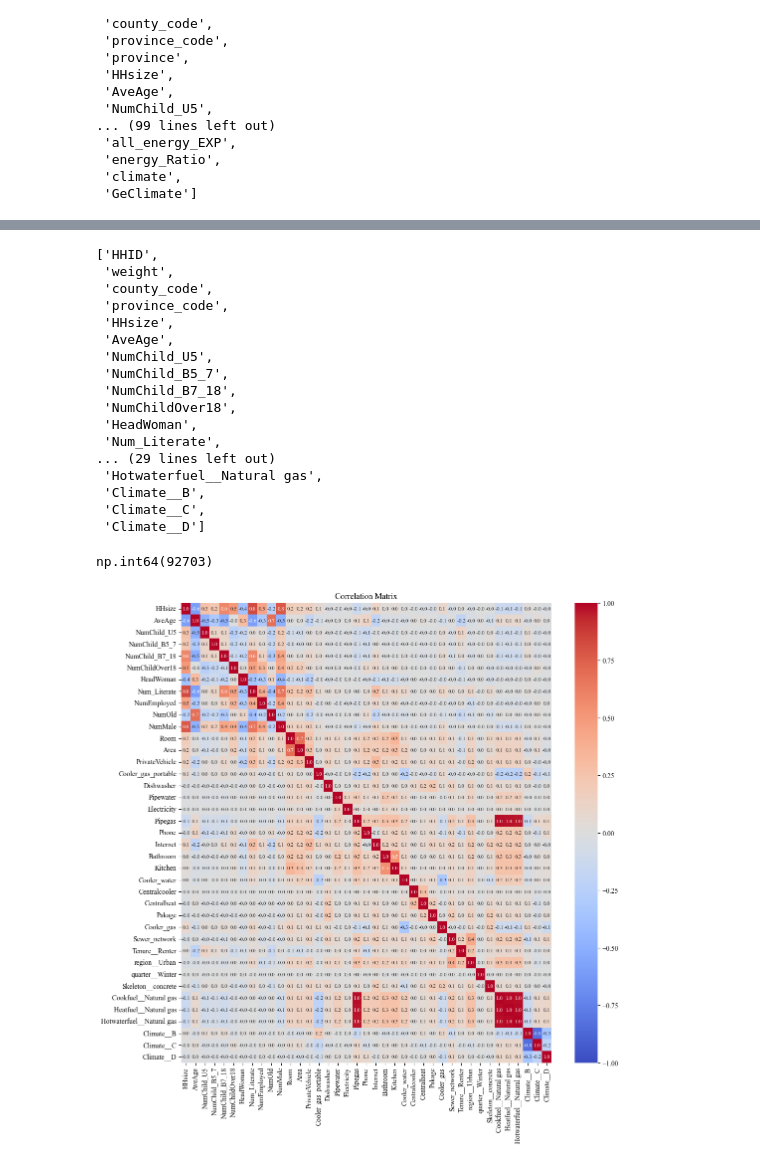
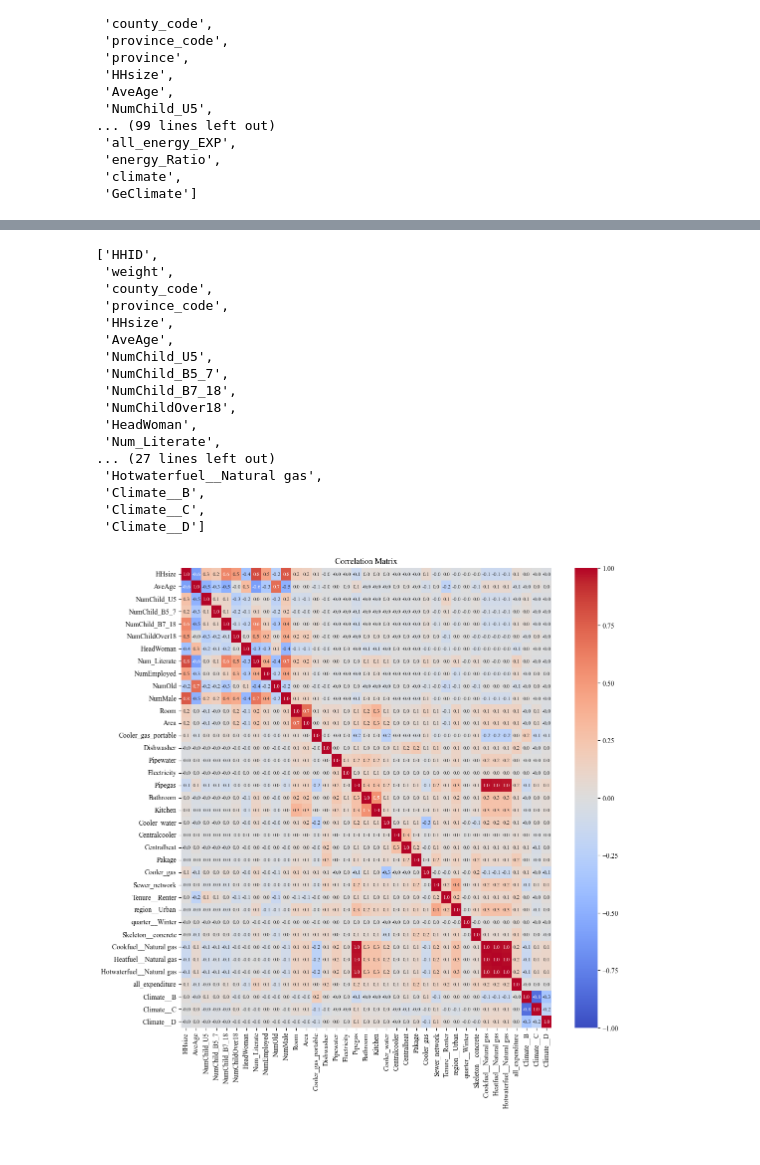
Before and after one commit to sinanarimani/energy-poverty, a Jupyter notebook: evaluation.ipynb, the cells around one changed output, grey strips where cells are left out. Saved outputs shown, nothing was run; the diff lists cells and outputs as text; code cells hidden in the pictures.

```diff
--- a/evaluation.ipynb
+++ b/evaluation.ipynb
@@ -626,6 +627,7 @@ for col in joindb.columns:
 [False  True]
 # %%
 joindb.to_pickle("joindb.pkl")
+joindb = pd.read_pickle("joindb.pkl")
 # %%
 joindb.columns.to_list()
 # %% [output]
@@ -641,15 +643,11 @@ joindb.columns.to_list()
  'NumChildOver18',
  'HeadWoman',
  'Num_Literate',
-... (29 lines left out)
+... (27 lines left out)
  'Hotwaterfuel__Natural gas',
  'Climate__B',
  'Climate__C',
  'Climate__D']
-# %%
-joindb["Cooler_gas"].sum()
-# %% [output]
-np.int64(92703)
 # %%
 import seaborn as sns
 x_vars = [
@@ -666,40 +664,38 @@ x_vars = [
 'NumMale',
 'Room',
 'Area',
-'PrivateVehicle',
 'Cooler_gas_portable',
 'Dishwasher',
 'Pipewater',
 'Electricity',
 'Pipegas',
-'Phone',
-'Internet',
 'Bathroom',
 'Kitchen',
 'Cooler_water',
 'Centralcooler',
 'Centralheat',
 'Pakage',
 'Cooler_gas',
 'Sewer_network',
 'Tenure__Renter',
 'region__Urban',
 'quarter__Winter',
 'Skeleton__concrete',
 'Cookfuel__Natural gas',
 'Heatfuel__Natural gas',
 'Hotwaterfuel__Natural gas',
+'all_expenditure',
 'Climate__B',
 'Climate__C',
 'Climate__D'
 ]
 corr_matrix = joindb[x_vars].corr()
 plt.figure(figsize=(12,12))
 sns.heatmap(corr_matrix, annot=True, fmt=".1f", cmap='coolwarm', vmin=-1, vmax=1, annot_kws={"size": 8})
 plt.title('Correlation Matrix')
 plt.show()
 # %% [output]
-[figure, old version]
+[figure, new version]
 # %%
 x_vars = [
 'HHsize',
```
Also changed, not shown: parts of 7 cells of this notebook.
